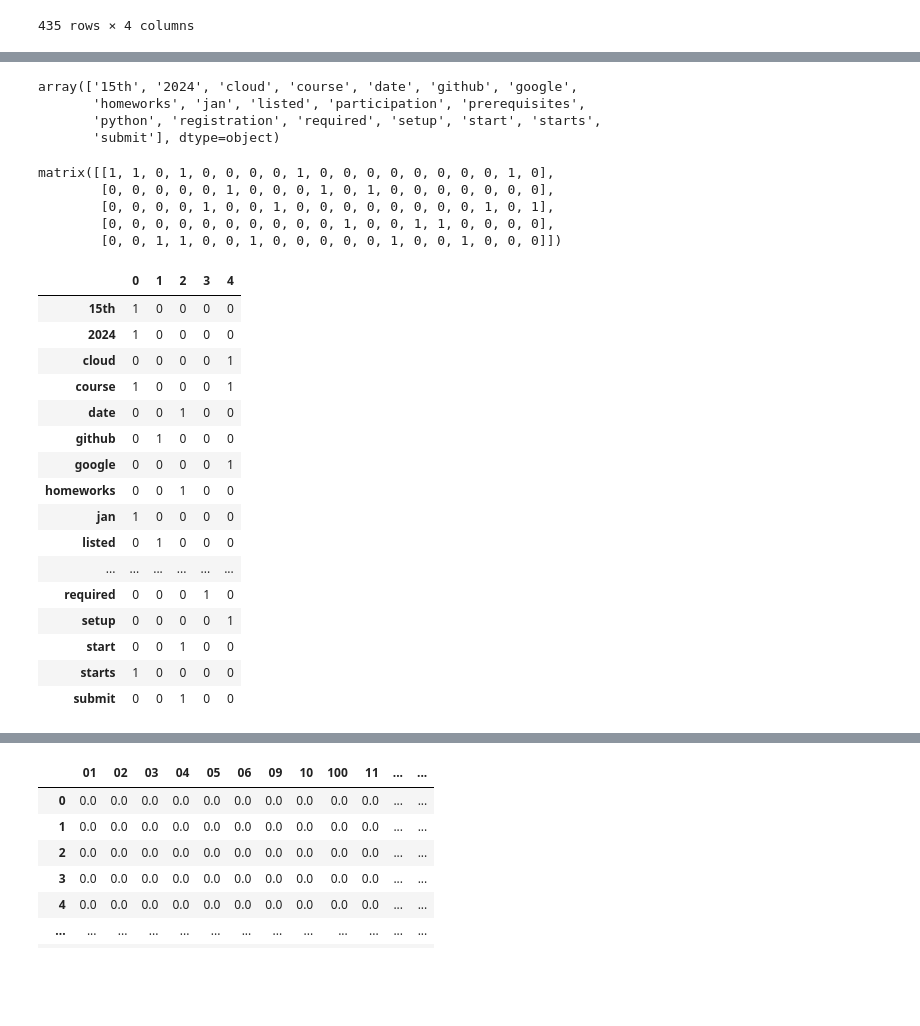
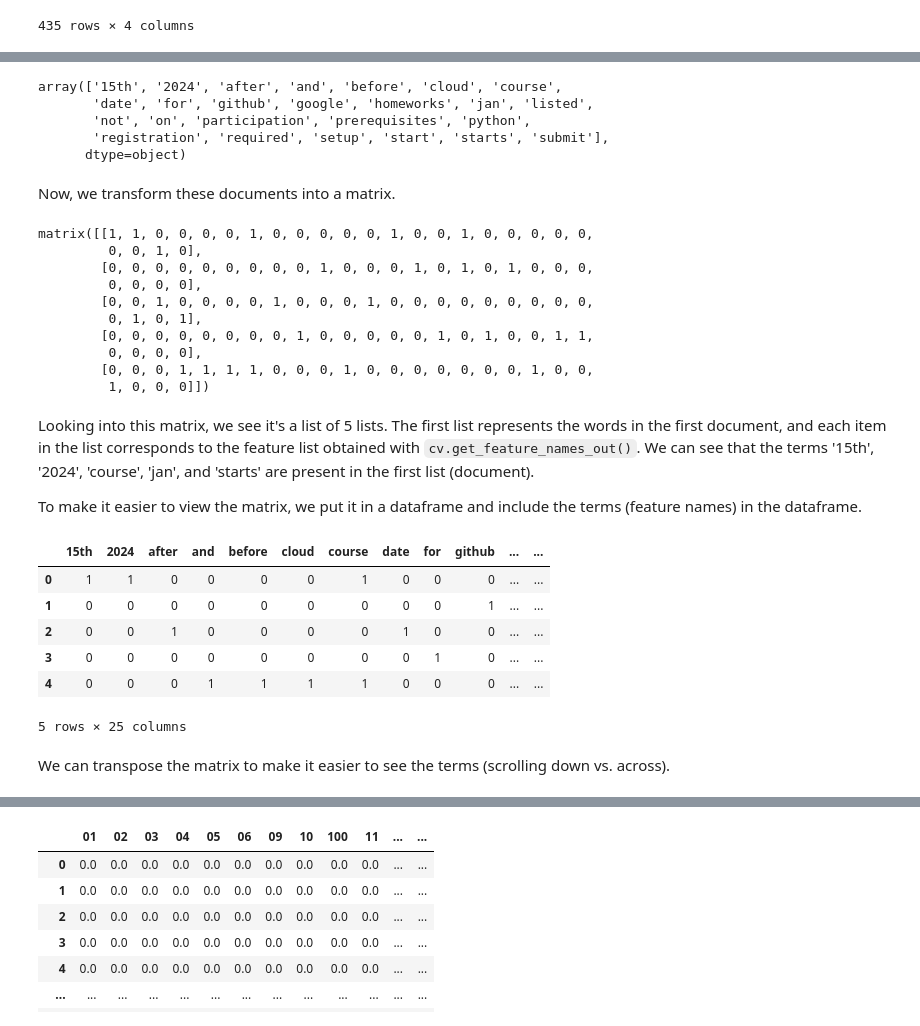
Before and after one commit to gdurante2019/search-engine-workshop, a Jupyter notebook: Search-Engine-Workshop.ipynb, the cells around one changed output, grey strips where cells are left out. Drawn from its saved outputs; the diff is of its cells as text; code cells hidden in the pictures; blank space fills up the shorter version.

````diff
--- a/Search-Engine-Workshop.ipynb
+++ b/Search-Engine-Workshop.ipynb
@@ -115,3 +160,5 @@ cv = CountVectorizer(stop_words='english')
+# %%
+cv = CountVectorizer()
 # %%
 cv.fit(doc_examples)
 # %% [output]
@@ -119,37 +166,43 @@ CountVectorizer(stop_words='english')
 # %%
 cv.get_feature_names_out()
 # %% [output]
-array(['15th', '2024', 'cloud', 'course', 'date', 'github', 'google',
-       'homeworks', 'jan', 'listed', 'participation', 'prerequisites',
-       'python', 'registration', 'required', 'setup', 'start', 'starts',
-       'submit'], dtype=object)
+array(['15th', '2024', 'after', 'and', 'before', 'cloud', 'course',
+       'date', 'for', 'github', 'google', 'homeworks', 'jan', 'listed',
+       'not', 'on', 'participation', 'prerequisites', 'python',
+       'registration', 'required', 'setup', 'start', 'starts', 'submit'],
+      dtype=object)
+# %% [markdown]
+Now, we transform these documents into a matrix.
 # %%
 X = cv.transform(doc_examples)
 # %%
 X.todense()
+
+# allows us to see inside of this matrix.
 # %% [output]
-matrix([[1, 1, 0, 1, 0, 0, 0, 0, 1, 0, 0, 0, 0, 0, 0, 0, 0, 1, 0],
-        [0, 0, 0, 0, 0, 1, 0, 0, 0, 1, 0, 1, 0, 0, 0, 0, 0, 0, 0],
-        [0, 0, 0, 0, 1, 0, 0, 1, 0, 0, 0, 0, 0, 0, 0, 0, 1, 0, 1],
-        [0, 0, 0, 0, 0, 0, 0, 0, 0, 0, 1, 0, 0, 1, 1, 0, 0, 0, 0],
-        [0, 0, 1, 1, 0, 0, 1, 0, 0, 0, 0, 0, 1, 0, 0, 1, 0, 0, 0]])
+matrix([[1, 1, 0, 0, 0, 0, 1, 0, 0, 0, 0, 0, 1, 0, 0, 1, 0, 0, 0, 0, 0,
+         0, 0, 1, 0],
+        [0, 0, 0, 0, 0, 0, 0, 0, 0, 1, 0, 0, 0, 1, 0, 1, 0, 1, 0, 0, 0,
+         0, 0, 0, 0],
+        [0, 0, 1, 0, 0, 0, 0, 1, 0, 0, 0, 1, 0, 0, 0, 0, 0, 0, 0, 0, 0,
+         0, 1, 0, 1],
+        [0, 0, 0, 0, 0, 0, 0, 0, 1, 0, 0, 0, 0, 0, 1, 0, 1, 0, 0, 1, 1,
+         0, 0, 0, 0],
+        [0, 0, 0, 1, 1, 1, 1, 0, 0, 0, 1, 0, 0, 0, 0, 0, 0, 0, 1, 0, 0,
+         1, 0, 0, 0]])
+# %% [markdown]
+Looking into this matrix, we see it's a list of 5 lists.  The first list represents the words in the first document, and each item in the list corresponds to the feature list obtained with ```cv.get_feature_names_out()```.  We can see that the terms '15th', '2024', 'course', 'jan', and 'starts' are present in the first list (document).
+
+To make it easier to view the matrix, we put it in a dataframe and include the terms (feature names) in the dataframe.
 # %%
-pd.DataFrame(X.todense(), columns=cv.get_feature_names_out()).T
+pd.DataFrame(X.todense(), columns=cv.get_feature_names_out())
 # %% [output]
-|  | 0 | 1 | 2 | 3 | 4 |
-| 15th | 1 | 0 | 0 | 0 | 0 |
-| 2024 | 1 | 0 | 0 | 0 | 0 |
-| cloud | 0 | 0 | 0 | 0 | 1 |
-| course | 1 | 0 | 0 | 0 | 1 |
-| date | 0 | 0 | 1 | 0 | 0 |
-| github | 0 | 1 | 0 | 0 | 0 |
-| google | 0 | 0 | 0 | 0 | 1 |
-| homeworks | 0 | 0 | 1 | 0 | 0 |
-| jan | 1 | 0 | 0 | 0 | 0 |
-| listed | 0 | 1 | 0 | 0 | 0 |
-| ... | ... | ... | ... | ... | ... |
-| required | 0 | 0 | 0 | 1 | 0 |
-| setup | 0 | 0 | 0 | 0 | 1 |
-| start | 0 | 0 | 1 | 0 | 0 |
-| starts | 1 | 0 | 0 | 0 | 0 |
-| submit | 0 | 0 | 1 | 0 | 0 |
+|  | 15th | 2024 | after | and | before | cloud | course | date | for | github | ... | ... |
+| 0 | 1 | 1 | 0 | 0 | 0 | 0 | 1 | 0 | 0 | 0 | ... | ... |
+| 1 | 0 | 0 | 0 | 0 | 0 | 0 | 0 | 0 | 0 | 1 | ... | ... |
+| 2 | 0 | 0 | 1 | 0 | 0 | 0 | 0 | 1 | 0 | 0 | ... | ... |
+| 3 | 0 | 0 | 0 | 0 | 0 | 0 | 0 | 0 | 1 | 0 | ... | ... |
+| 4 | 0 | 0 | 0 | 1 | 1 | 1 | 1 | 0 | 0 | 0 | ... | ... |
+5 rows × 25 columns
+# %% [markdown]
+We can transpose the matrix to make it easier to see the terms (scrolling down vs. across).
````
Also changed, not shown: parts of 85 cells of this notebook.
